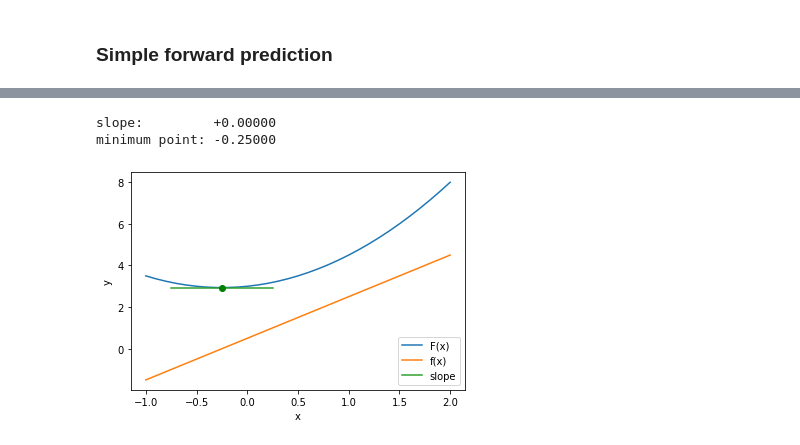
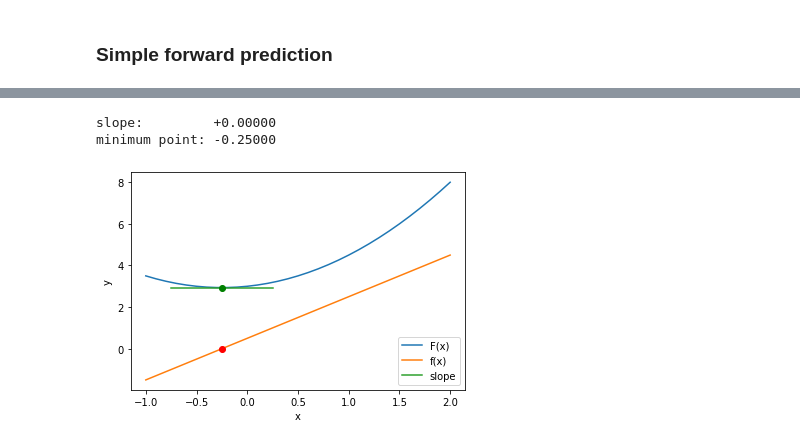
Before and after one commit to KMate-ISD/Machine_learning, a Jupyter notebook: ML_basics.ipynb, the cells around one changed output, grey strips where cells are left out. Drawn from its saved outputs; the diff is of its cells as text; code cells hidden in the pictures.

```diff
--- a/ML_basics.ipynb
+++ b/ML_basics.ipynb
@@ -168,33 +173,33 @@ def calculate_derivative(x):
 learning_rate=0.1
 minimum_point=10
 
 # gradient=slope
-
+# finding the minimum point if slope is positive
 slope=1
 while slope > 10**-6:
   slope=calculate_derivative(minimum_point)
   minimum_point-=learning_rate*slope
 
 print(f'slope: {slope:+16.5f}')
 print(f'minimum point: {minimum_point:+8.5f}')
-input()
 
 x=[i*0.1 for i in range(-10,21)]
 y=[calculate_value(i) for i in x]
 d_dx=[calculate_derivative(i) for i in x]
 x_line=[minimum_point-0.5,minimum_point+0.5]
 y_line=[slope*(i-minimum_point)+calculate_value(minimum_point) for i in x_line]
 
 plt.plot(x, y, label='F(x)')
 plt.plot(x, d_dx, label='f(x)')
 plt.plot(x_line, y_line, label='slope')
 plt.plot(minimum_point, calculate_value(minimum_point), 'go') # dot
+plt.plot(-0.25, 0, 'ro')
 
 plt.xlabel('x')
 plt.ylabel('y')
 plt.legend(loc='lower right')
 plt.show()
 # %% [output]
 slope:         +0.00000
 minimum point: -0.25000
-[figure, old version]
+[figure, new version]
```
Also changed, not shown: parts of 3 cells of this notebook.
